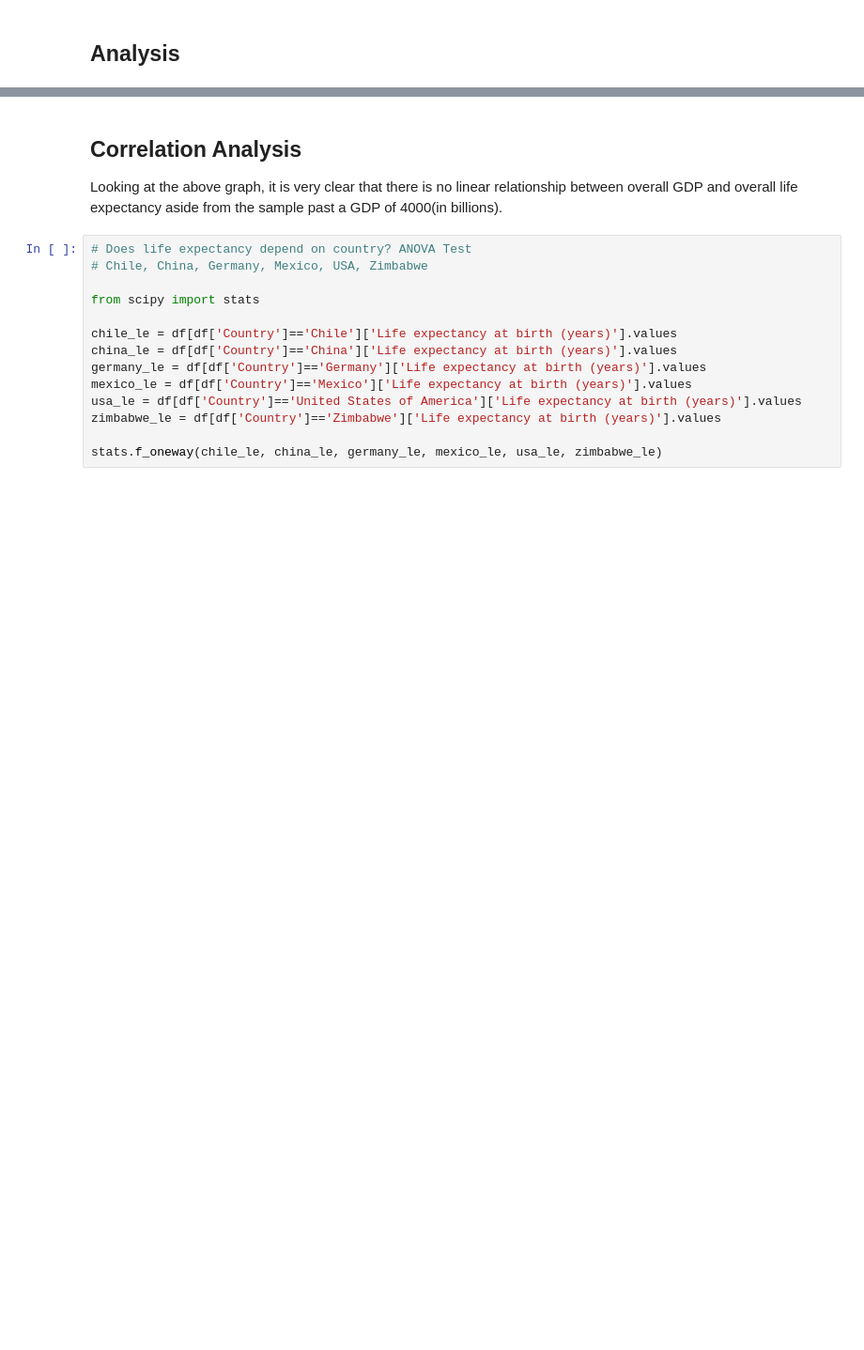
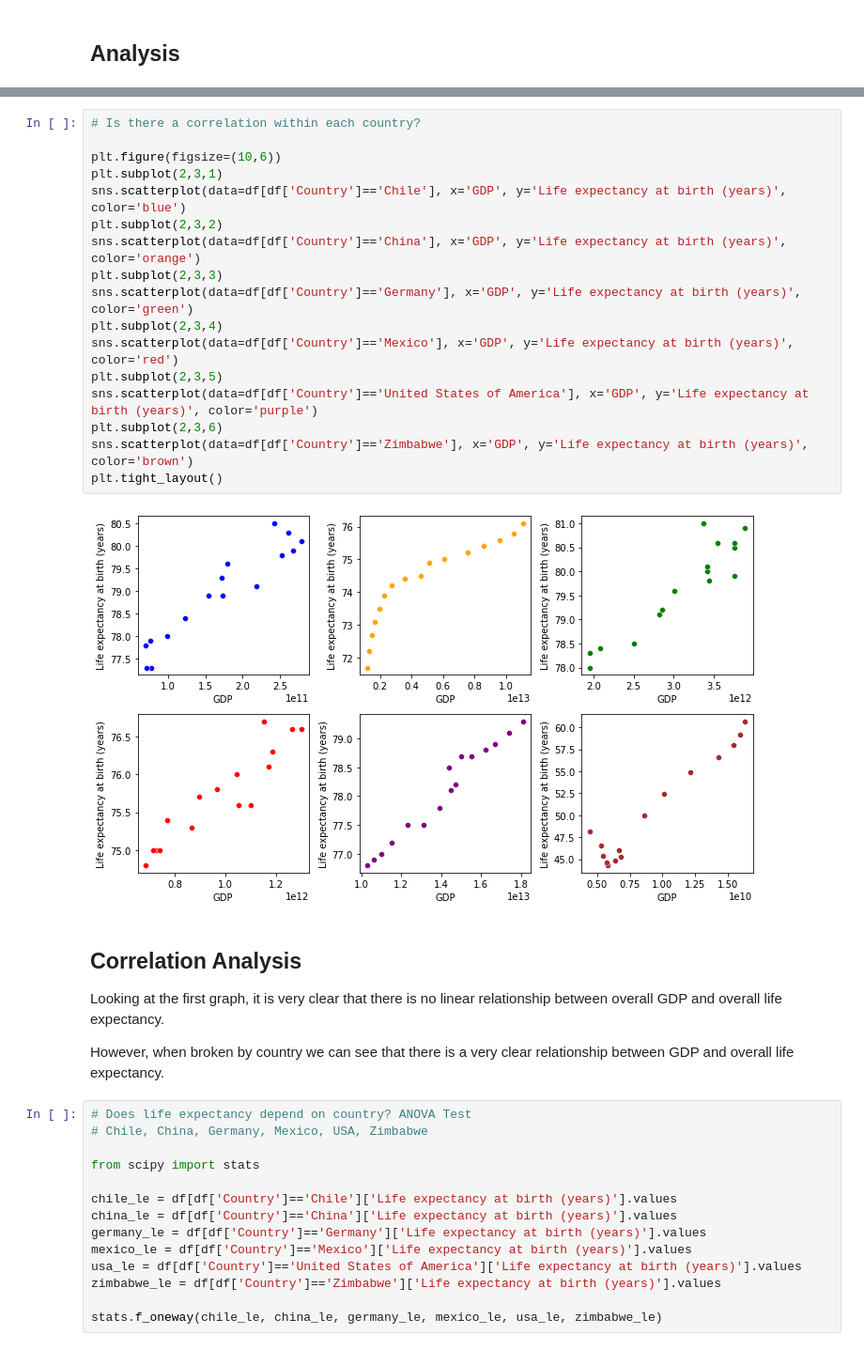
Before and after one commit to hillharmonic/Life-Expectancy-and-GDP-Project, a Jupyter notebook: life_expectancy_gdp.ipynb, the cells around one changed output, grey strips where cells are left out. Shown at 94% size. Saved outputs shown, nothing was run; the diff lists cells and outputs as text; blank space fills up the shorter version.

```diff
--- a/life_expectancy_gdp.ipynb
+++ b/life_expectancy_gdp.ipynb
@@ -91,7 +107,28 @@ Text(0, 0.5, 'Life Expectancy')
+# %%
+# Is there a correlation within each country?
+
+plt.figure(figsize=(10,6))
+plt.subplot(2,3,1)
+sns.scatterplot(data=df[df['Country']=='Chile'], x='GDP', y='Life expectancy at birth (years)', color='blue')
+plt.subplot(2,3,2)
+sns.scatterplot(data=df[df['Country']=='China'], x='GDP', y='Life expectancy at birth (years)', color='orange')
+plt.subplot(2,3,3)
+sns.scatterplot(data=df[df['Country']=='Germany'], x='GDP', y='Life expectancy at birth (years)', color='green')
+plt.subplot(2,3,4)
+sns.scatterplot(data=df[df['Country']=='Mexico'], x='GDP', y='Life expectancy at birth (years)', color='red')
+plt.subplot(2,3,5)
+sns.scatterplot(data=df[df['Country']=='United States of America'], x='GDP', y='Life expectancy at birth (years)', color='purple')
+plt.subplot(2,3,6)
+sns.scatterplot(data=df[df['Country']=='Zimbabwe'], x='GDP', y='Life expectancy at birth (years)', color='brown')
+plt.tight_layout()
+# %% [output]
+[figure, added]
 # %% [markdown]
 ## Correlation Analysis
 
-Looking at the above graph, it is very clear that there is no linear relationship between overall GDP and overall life expectancy aside from the sample past a GDP of 4000(in billions).
+Looking at the first graph, it is very clear that there is no linear relationship between overall GDP and overall life expectancy.
+
+However, when broken by country we can see that there is a very clear relationship between GDP and overall life expectancy.
 # %%
 # Does life expectancy depend on country? ANOVA Test
 # Chile, China, Germany, Mexico, USA, Zimbabwe
```
Also changed, not shown: parts of 7 cells of this notebook.
